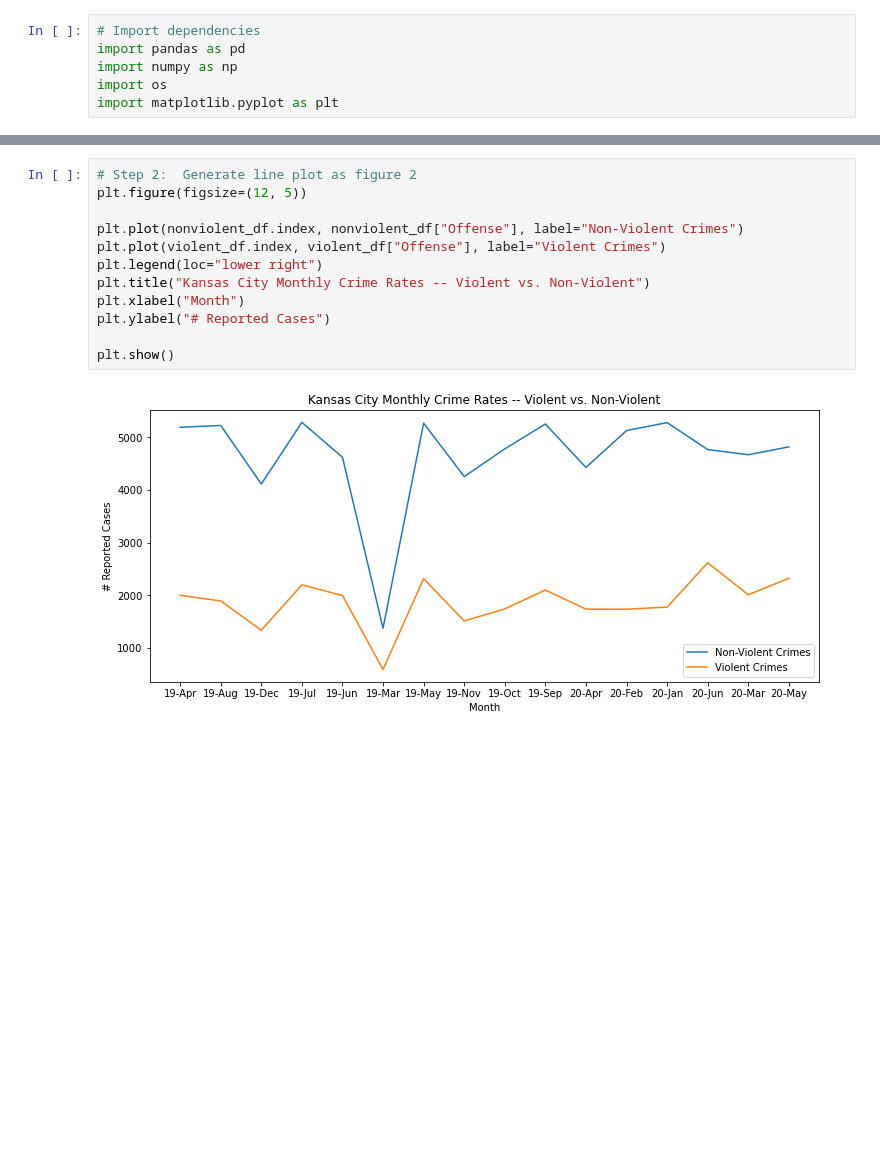
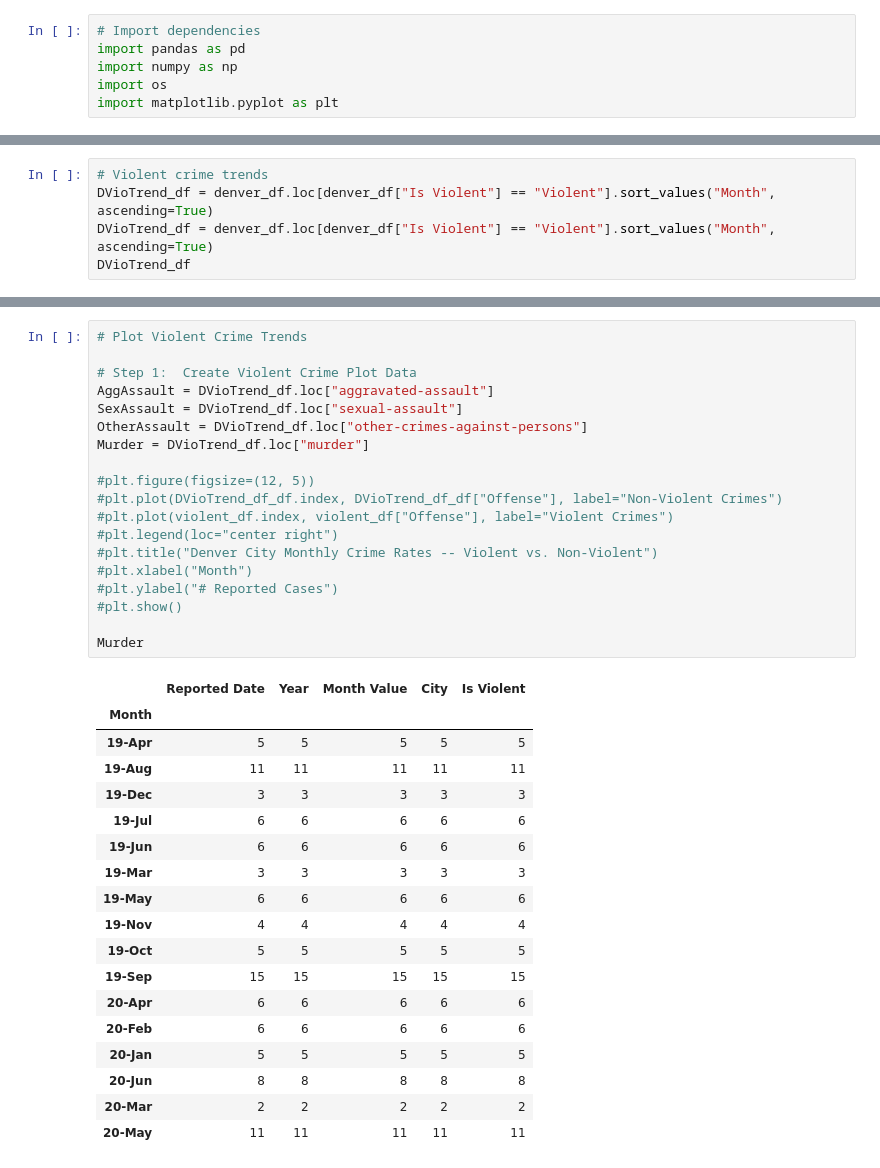
Before and after one commit to angelabanko/Project_1, a Jupyter notebook: CityCrime_v1.ipynb, the cells around one changed output, grey strips where cells are left out. Cells and saved outputs as stored; diff of their text form; blank space fills up the shorter version.

```diff
--- a/CityCrime_v1.ipynb
+++ b/CityCrime_v1.ipynb
@@ -108,0 +208,5 @@ Index(['19-Apr', '19-Aug', '19-Dec', '19-Jul', '19-Jun', '19-Mar', '19-May',
+# %%
+# Violent crime trends
+DVioTrend_df = denver_df.loc[denver_df["Is Violent"] == "Violent"].sort_values("Month", ascending=True)
+DVioTrend_df = denver_df.loc[denver_df["Is Violent"] == "Violent"].sort_values("Month", ascending=True)
+DVioTrend_df
@@ -109,14 +228,38 @@ Index(['19-Apr', '19-Aug', '19-Dec', '19-Jul', '19-Jun', '19-Mar', '19-May',
 # %%
-# Step 2:  Generate line plot as figure 2
-plt.figure(figsize=(12, 5))
+# Plot Violent Crime Trends
 
-plt.plot(nonviolent_df.index, nonviolent_df["Offense"], label="Non-Violent Crimes")
-plt.plot(violent_df.index, violent_df["Offense"], label="Violent Crimes")
-plt.legend(loc="lower right")
-plt.title("Kansas City Monthly Crime Rates -- Violent vs. Non-Violent")
-plt.xlabel("Month")
-plt.ylabel("# Reported Cases")
+# Step 1:  Create Violent Crime Plot Data
+AggAssault = DVioTrend_df.loc["aggravated-assault"]
+SexAssault = DVioTrend_df.loc["sexual-assault"]
+OtherAssault = DVioTrend_df.loc["other-crimes-against-persons"]
+Murder = DVioTrend_df.loc["murder"]
 
-plt.show()
+#plt.figure(figsize=(12, 5))
+#plt.plot(DVioTrend_df_df.index, DVioTrend_df_df["Offense"], label="Non-Violent Crimes")
+#plt.plot(violent_df.index, violent_df["Offense"], label="Violent Crimes")
+#plt.legend(loc="center right")
+#plt.title("Denver City Monthly Crime Rates -- Violent vs. Non-Violent")
+#plt.xlabel("Month")
+#plt.ylabel("# Reported Cases")
+#plt.show()
+
+Murder
 # %% [output]
-[figure, removed]
+|  | Reported Date | Year | Month Value | City | Is Violent |
+| Month |  |  |  |  |  |
+| 19-Apr | 5 | 5 | 5 | 5 | 5 |
+| 19-Aug | 11 | 11 | 11 | 11 | 11 |
+| 19-Dec | 3 | 3 | 3 | 3 | 3 |
+| 19-Jul | 6 | 6 | 6 | 6 | 6 |
+| 19-Jun | 6 | 6 | 6 | 6 | 6 |
+| 19-Mar | 3 | 3 | 3 | 3 | 3 |
+| 19-May | 6 | 6 | 6 | 6 | 6 |
+| 19-Nov | 4 | 4 | 4 | 4 | 4 |
+| 19-Oct | 5 | 5 | 5 | 5 | 5 |
+| 19-Sep | 15 | 15 | 15 | 15 | 15 |
+| 20-Apr | 6 | 6 | 6 | 6 | 6 |
+| 20-Feb | 6 | 6 | 6 | 6 | 6 |
+| 20-Jan | 5 | 5 | 5 | 5 | 5 |
+| 20-Jun | 8 | 8 | 8 | 8 | 8 |
+| 20-Mar | 2 | 2 | 2 | 2 | 2 |
+| 20-May | 11 | 11 | 11 | 11 | 11 |
```
Also changed, not shown: parts of 15 cells of this notebook, 6 other files.
